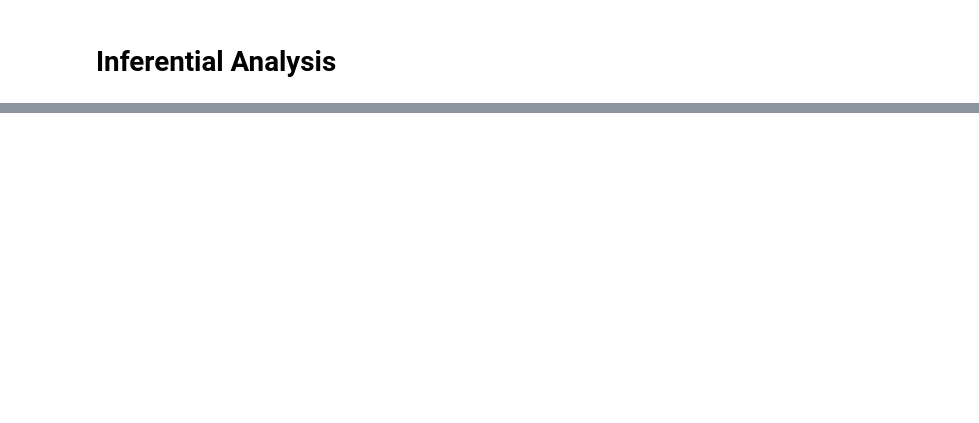
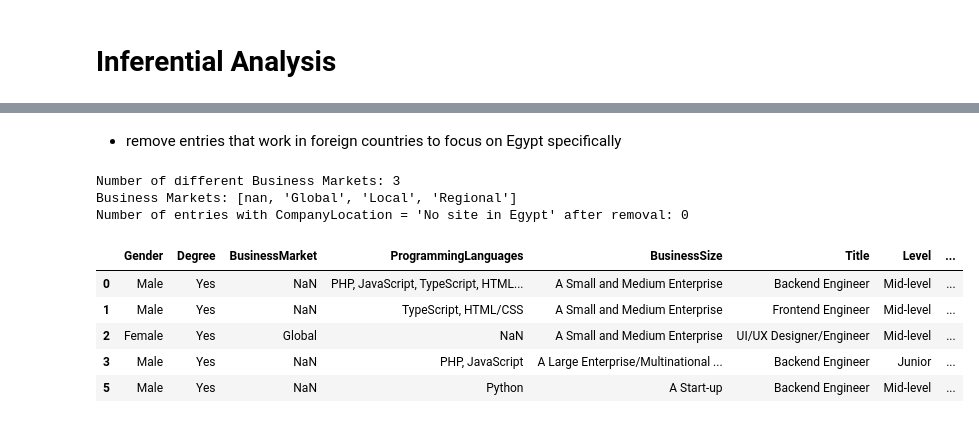
Before and after one commit to moha09-coder/Salary-Gaps-Analysis, a Jupyter notebook: analysis.ipynb, the cells around one changed output, grey strips where cells are left out. Drawn from its saved outputs; the diff is of its cells as text; code cells hidden in the pictures; blank space fills up the shorter version.

```diff
--- a/analysis.ipynb
+++ b/analysis.ipynb
@@ -322,0 +334,49 @@ plt.show()
+# %% [markdown]
+- remove entries that work in foreign countries to focus on Egypt specifically
+# %%
+import altair as alt
+
+# Get the number of unique values in 'BusinessMarket' and list them
+num_business_markets = df['BusinessMarket'].nunique()
+business_markets = df['BusinessMarket'].unique().tolist()
+
+# Print the number of unique BusinessMarket values and the list of unique values
+print(f"Number of different Business Markets: {num_business_markets}")
+print(f"Business Markets: {business_markets}")
+
+# Create a value count for BusinessMarket
+business_market_counts = df['BusinessMarket'].value_counts().reset_index()
+business_market_counts.columns = ['BusinessMarket', 'Count']
+
+# Create a bar chart of the BusinessMarket counts
+chart = alt.Chart(business_market_counts).mark_bar().encode(
+    x='BusinessMarket',
+    y='Count'
+).properties(
+    title='Distribution of Business Markets'
+)
+
+# Display the chart
+chart
+
+# Find the number of entries where CompanyLocation is "No site in Egypt"
+count_no_site_egypt = df[df['CompanyLocation'] == 'No site in Egypt'].shape[0]
+
+# Print the count of entries with CompanyLocation = "No site in Egypt"
+print(f"Number of entries with CompanyLocation = 'No site in Egypt' after removal: {count_no_site_egypt}")
+
+# Remove rows where CompanyLocation is "No site in Egypt"
+df = df[df['CompanyLocation'] != 'No site in Egypt'].copy()
+# %% [output]
+Number of different Business Markets: 3
+Business Markets: [nan, 'Global', 'Local', 'Regional']
+Number of entries with CompanyLocation = 'No site in Egypt' after removal: 0
+# %%
+df.head()
+# %% [output]
+|  | Gender | Degree | BusinessMarket | ProgrammingLanguages | BusinessSize | Title | Level | ... |
+| 0 | Male | Yes | NaN | PHP, JavaScript, TypeScript, HTML... | A Small and Medium Enterprise | Backend Engineer | Mid-level | ... |
+| 1 | Male | Yes | NaN | TypeScript, HTML/CSS | A Small and Medium Enterprise | Frontend Engineer | Mid-level | ... |
+| 2 | Female | Yes | Global | NaN | A Small and Medium Enterprise | UI/UX Designer/Engineer | Mid-level | ... |
+| 3 | Male | Yes | NaN | PHP, JavaScript | A Large Enterprise/Multinational ... | Backend Engineer | Junior | ... |
+| 5 | Male | Yes | NaN | Python | A Start-up | Backend Engineer | Mid-level | ... |
```
Also changed, not shown: parts of 23 cells of this notebook.
